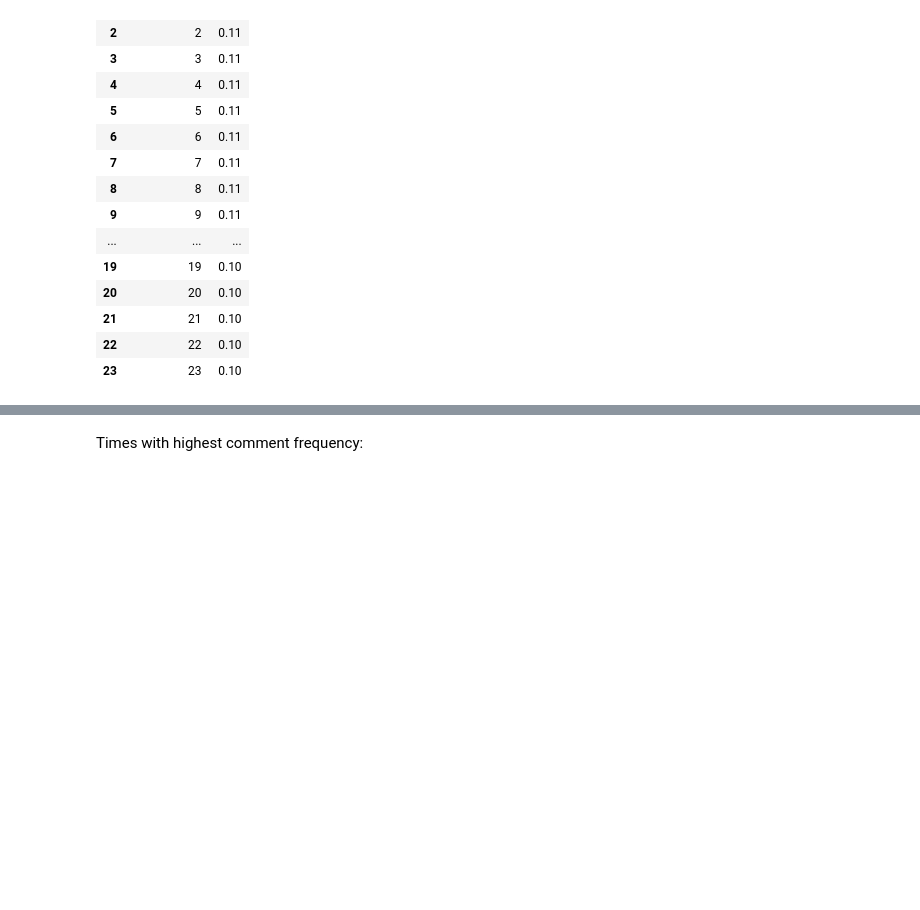
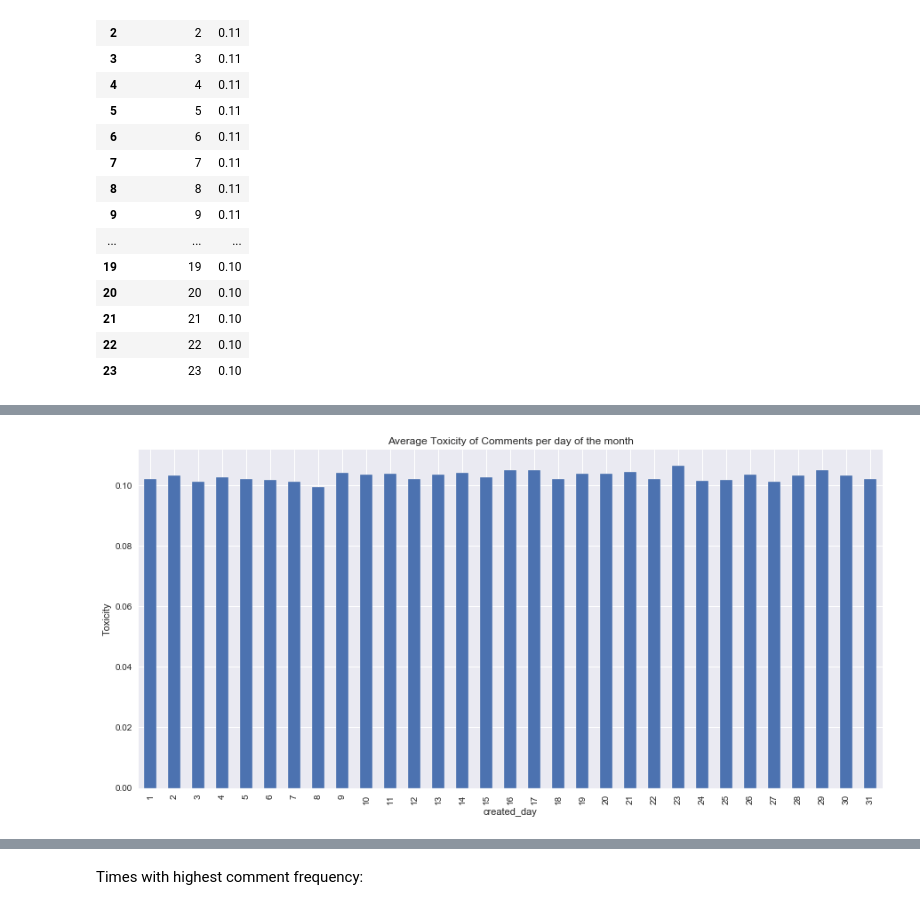
Before and after one commit to drenize/Multilingual_NLP_Classifier_Toxic_Comments, a Jupyter notebook: Feature_Engineering.ipynb, the cells around one changed output, grey strips where cells are left out. Drawn from its saved outputs; the diff is of its cells as text; code cells hidden in the pictures; blank space fills up the shorter version.

```diff
--- a/Feature_Engineering.ipynb
+++ b/Feature_Engineering.ipynb
@@ -110,0 +162,7 @@ tox_by_month.round(2)
+# %%
+fig, ax = plt.subplots(figsize=(15,7))
+ax.set(xlabel='Days per Month', ylabel='Toxicity',
+       title='Average Toxicity of Comments per day of the month')
+data.groupby('created_day').mean()['toxic'].plot.bar(ax=ax);
+# %% [output]
+[figure, added]
```
Also changed, not shown: parts of 18 cells of this notebook.
